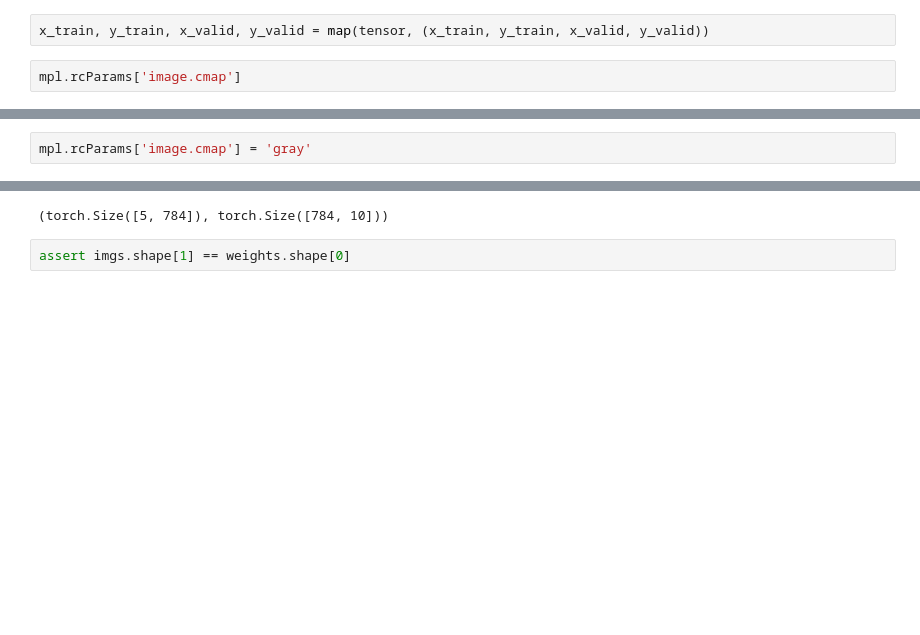
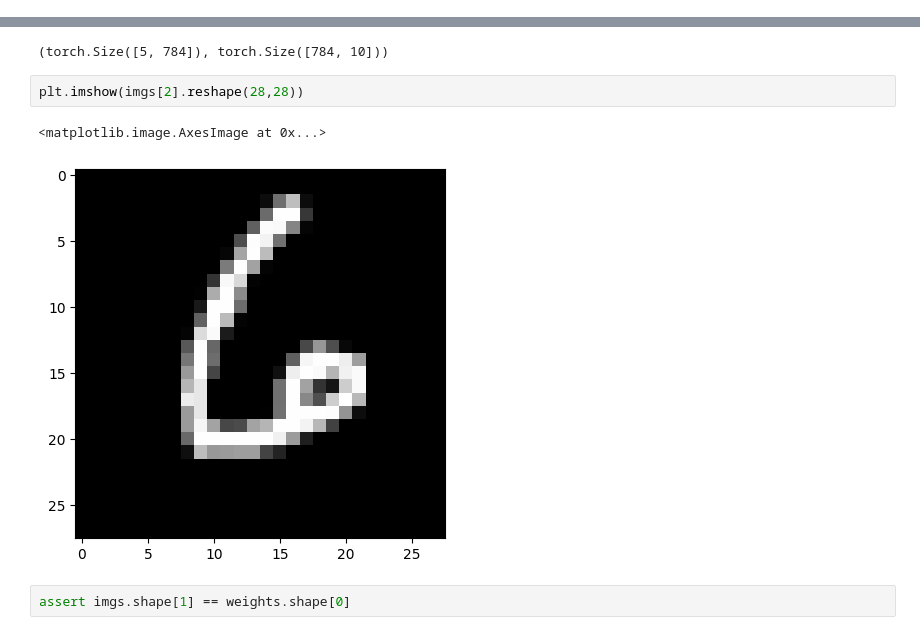
Before and after one commit to chenmargalit/10X-ML-Engineer---Python-Excercises, a Jupyter notebook: deep_learning/PyTorch From Scratch.ipynb, the cells around one changed output, grey strips where cells are left out. Drawn from its saved outputs; the diff is of its cells as text; blank space fills up the shorter version.

```diff
--- a/deep_learning/PyTorch From Scratch.ipynb
+++ b/deep_learning/PyTorch From Scratch.ipynb
@@ -127,7 +143,3 @@ x_train.mean()
 # passes
 test_near_zero(x_train.mean())
 test_near_zero(1-x_train.std())
-# %%
-x_train, y_train, x_valid, y_valid = map(tensor, (x_train, y_train, x_valid, y_valid))
-# %%
-mpl.rcParams['image.cmap']
@@ -136,2 +145,0 @@ mpl.rcParams['image.cmap']
-# %%
-mpl.rcParams['image.cmap'] = 'gray'
@@ -186,6 +196,11 @@ weights = weights
 imgs.shape, weights.shape
 # %% [output]
 (torch.Size([5, 784]), torch.Size([784, 10]))
+# %%
+plt.imshow(imgs[2].reshape(28,28))
+# %% [output]
+<matplotlib.image.AxesImage at 0x...>
+[figure, added]
 # %%
 assert imgs.shape[1] == weights.shape[0]
 # %%
```
Also changed, not shown: parts of 246 cells of this notebook.
